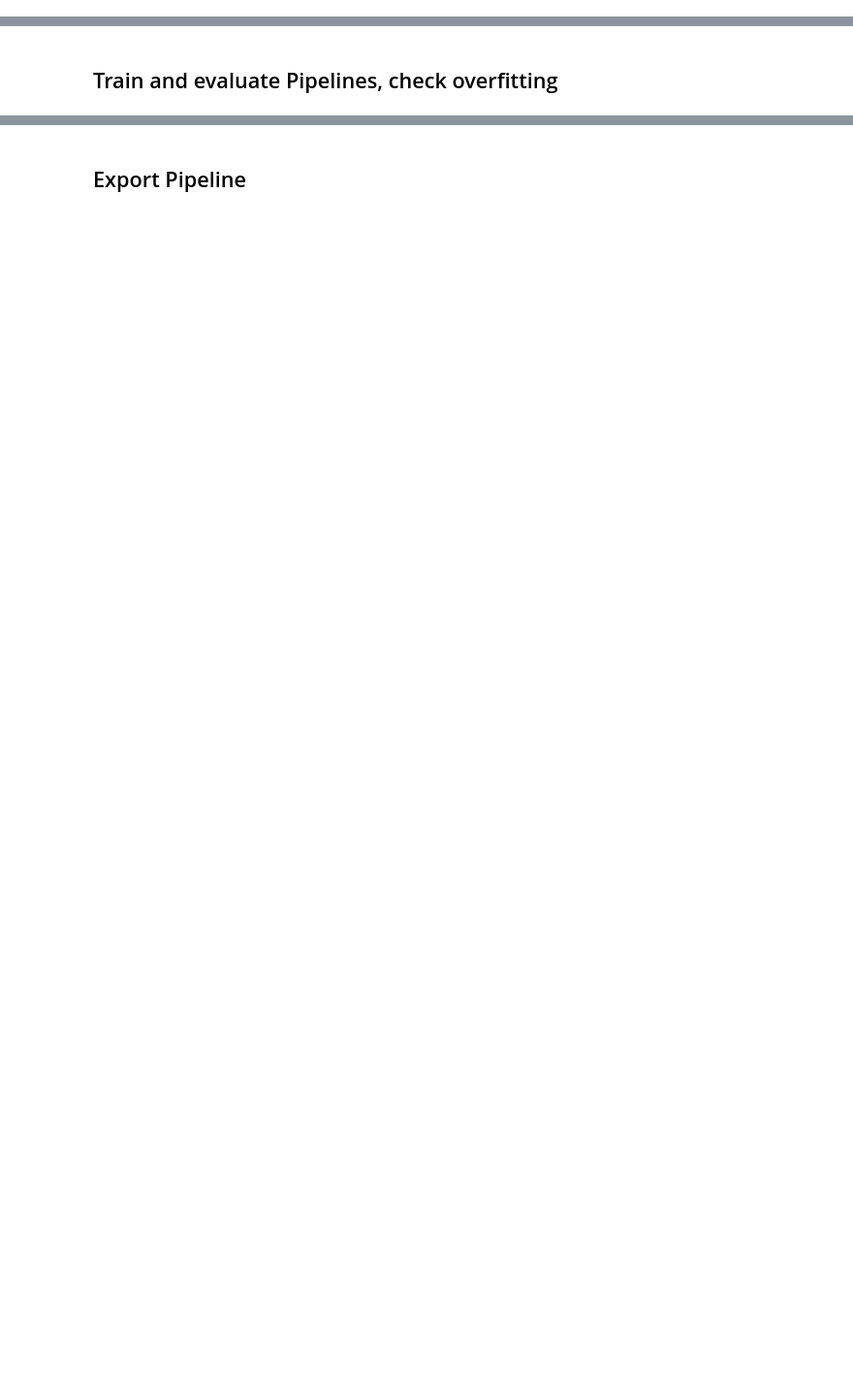
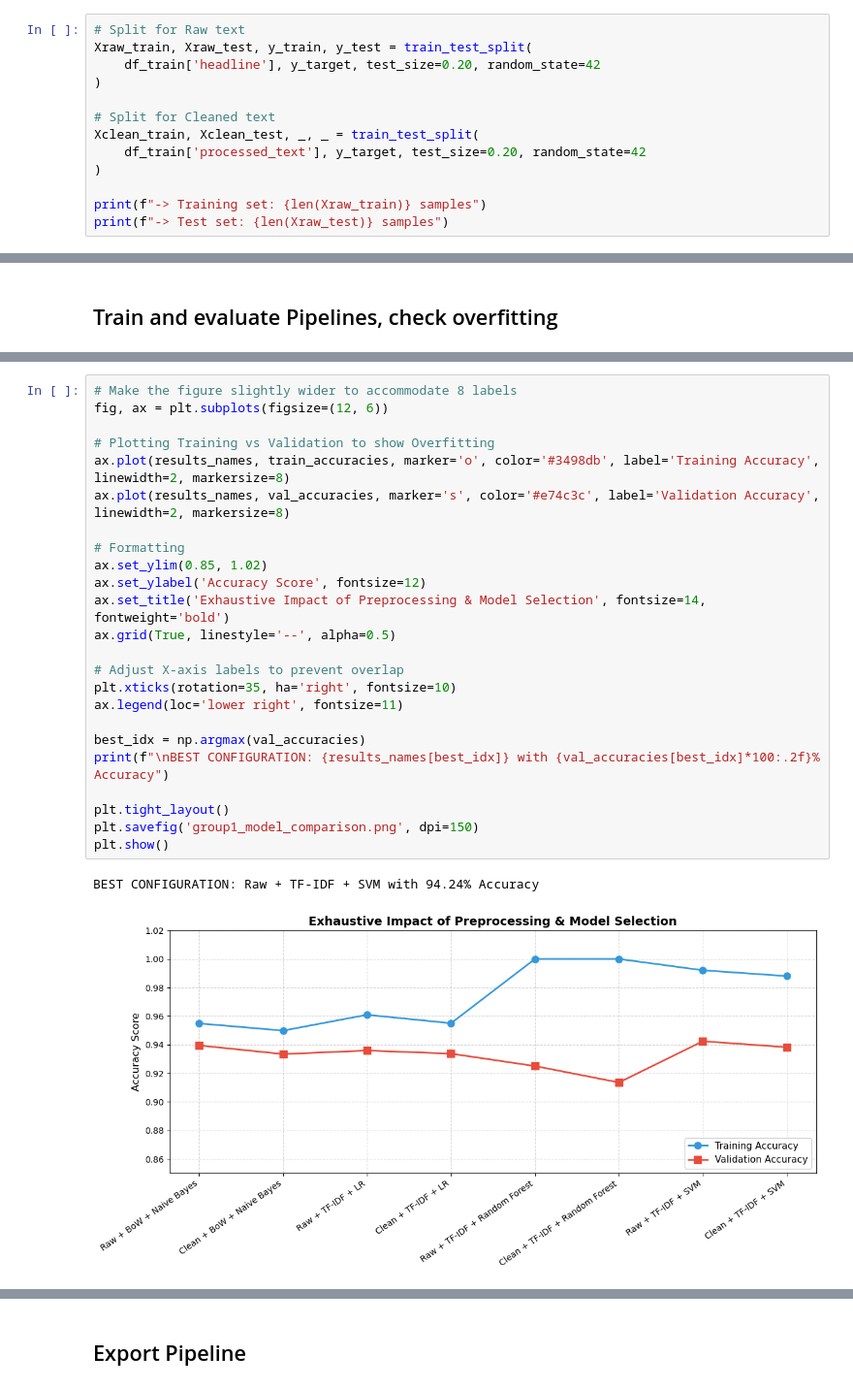
Before and after one commit to sabeurzarai/fake-news-detection-nlp, a Jupyter notebook: main.ipynb, the cells around one changed output, grey strips where cells are left out. Shown at 97% size. Cells and saved outputs as stored; diff of their text form; blank space fills up the shorter version.

Commit message:
Model comparison charts Raw & clean comparison Tunning impact chart

```diff
--- a/main.ipynb
+++ b/main.ipynb
@@ -295,0 +220,13 @@ Train: 25764 rows | Test: 6442 rows
+# %%
+# Split for Raw text
+Xraw_train, Xraw_test, y_train, y_test = train_test_split(
+    df_train['headline'], y_target, test_size=0.20, random_state=42
+)
+
+# Split for Cleaned text
+Xclean_train, Xclean_test, _, _ = train_test_split(
+    df_train['processed_text'], y_target, test_size=0.20, random_state=42
+)
+
+print(f"-> Training set: {len(Xraw_train)} samples")
+print(f"-> Test set: {len(Xraw_test)} samples")
@@ -363,2 +314,29 @@ Testing combinations pipelines (Checking Train vs Test Accuracy)...
+# %%
+# Make the figure slightly wider to accommodate 8 labels
+fig, ax = plt.subplots(figsize=(12, 6))
+
+# Plotting Training vs Validation to show Overfitting
+ax.plot(results_names, train_accuracies, marker='o', color='#3498db', label='Training Accuracy', linewidth=2, markersize=8)
+ax.plot(results_names, val_accuracies, marker='s', color='#e74c3c', label='Validation Accuracy', linewidth=2, markersize=8)
+
+# Formatting
+ax.set_ylim(0.85, 1.02)
+ax.set_ylabel('Accuracy Score', fontsize=12)
+ax.set_title('Exhaustive Impact of Preprocessing & Model Selection', fontsize=14, fontweight='bold')
+ax.grid(True, linestyle='--', alpha=0.5)
+
+# Adjust X-axis labels to prevent overlap
+plt.xticks(rotation=35, ha='right', fontsize=10)
+ax.legend(loc='lower right', fontsize=11)
+
+best_idx = np.argmax(val_accuracies)
+print(f"\nBEST CONFIGURATION: {results_names[best_idx]} with {val_accuracies[best_idx]*100:.2f}% Accuracy")
+
+plt.tight_layout()
+plt.savefig('group1_model_comparison.png', dpi=150)
+plt.show()
+# %% [output]
+BEST CONFIGURATION: Raw + TF-IDF + SVM with 94.24% Accuracy
+[figure, added]
 # %% [markdown]
 ## Hyperparameter Tuning (GridSearchCV)
```
Also changed, not shown: parts of 13 cells of this notebook, 3 other files.
